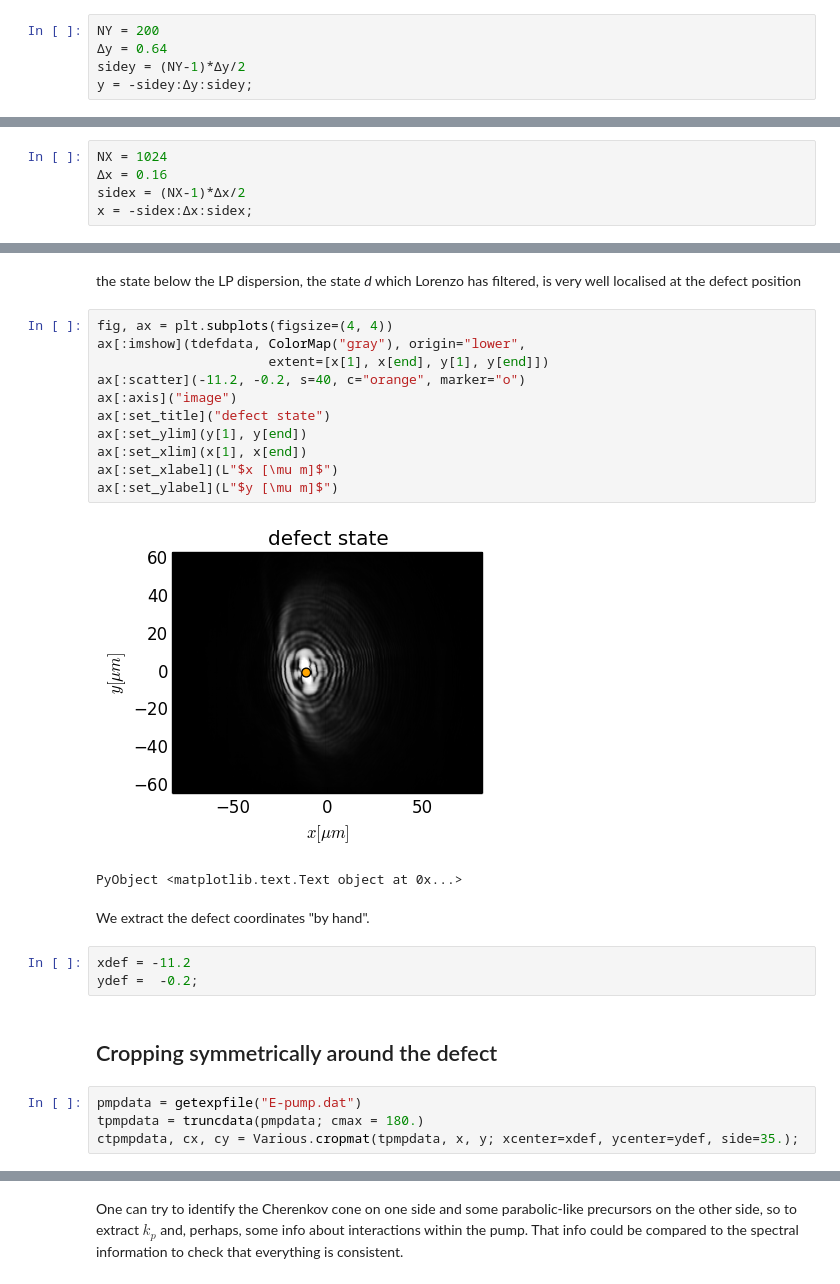
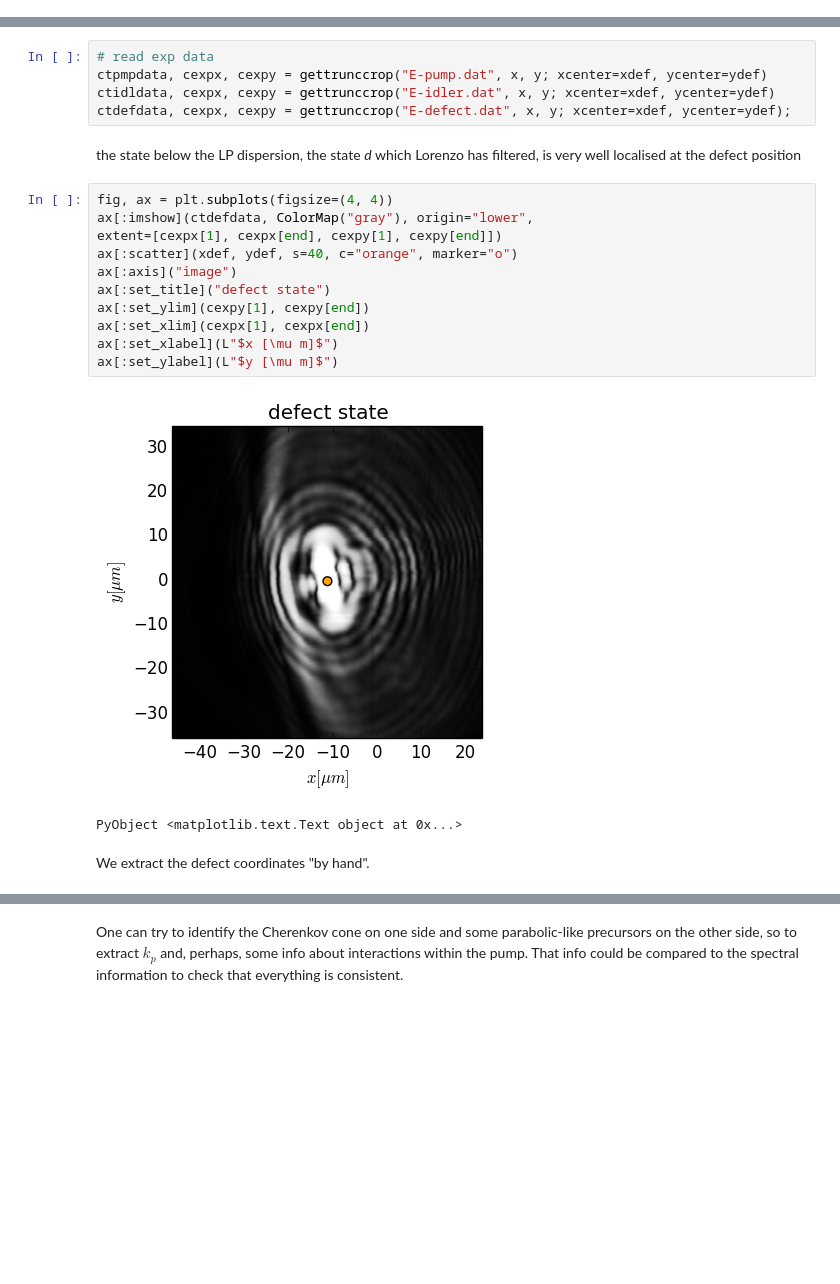
Before and after one commit to berceanu/notebooks, a Jupyter notebook: julia/april/fitting.ipynb, the cells around one changed output, grey strips where cells are left out. Drawn from its saved outputs; the diff is of its cells as text; blank space fills up the shorter version.

Commit message:
code refactoring and eliptic defect

```diff
--- a/julia/april/fitting.ipynb
+++ b/julia/april/fitting.ipynb
@@ -120,5 +121,0 @@ Vertical axis length, in $\mu m$.
-# %%
-NY = 200
-Δy = 0.64
-sidey = (NY-1)*Δy/2
-y = -sidey:Δy:sidey;
@@ -127,5 +121,0 @@ Horizontal axis length, in $\mu m$.
-# %%
-NX = 1024
-Δx = 0.16
-sidex = (NX-1)*Δx/2
-x = -sidex:Δx:sidex;
@@ -185,28 +163,24 @@ tdefdata = truncdata(defdata; cmax = 200.);
+# %%
+# read exp data
+ctpmpdata, cexpx, cexpy = gettrunccrop("E-pump.dat", x, y; xcenter=xdef, ycenter=ydef)
+ctidldata, cexpx, cexpy = gettrunccrop("E-idler.dat", x, y; xcenter=xdef, ycenter=ydef)
+ctdefdata, cexpx, cexpy = gettrunccrop("E-defect.dat", x, y; xcenter=xdef, ycenter=ydef);
 # %% [markdown]
 the state below the LP dispersion, the state *d* which
 Lorenzo has filtered, is very well localised at the defect position
 # %%
 fig, ax = plt.subplots(figsize=(4, 4))
-ax[:imshow](tdefdata, ColorMap("gray"), origin="lower",
-                      extent=[x[1], x[end], y[1], y[end]])
-ax[:scatter](-11.2, -0.2, s=40, c="orange", marker="o")
+ax[:imshow](ctdefdata, ColorMap("gray"), origin="lower",
+extent=[cexpx[1], cexpx[end], cexpy[1], cexpy[end]])
+ax[:scatter](xdef, ydef, s=40, c="orange", marker="o")
 ax[:axis]("image")
 ax[:set_title]("defect state")
-ax[:set_ylim](y[1], y[end])
-ax[:set_xlim](x[1], x[end])
+ax[:set_ylim](cexpy[1], cexpy[end])
+ax[:set_xlim](cexpx[1], cexpx[end])
 ax[:set_xlabel](L"$x [\mu m]$")
 ax[:set_ylabel](L"$y [\mu m]$")
 # %% [output]
-[figure, old version]
+[figure, new version]
 PyObject <matplotlib.text.Text object at 0x...>
 # %% [markdown]
 We extract the defect coordinates "by hand".
-# %%
-xdef = -11.2
-ydef =  -0.2;
-# %% [markdown]
-## Cropping symmetrically around the defect
-# %%
-pmpdata = getexpfile("E-pump.dat")
-tpmpdata = truncdata(pmpdata; cmax = 180.)
-ctpmpdata, cx, cy = Various.cropmat(tpmpdata, x, y; xcenter=xdef, ycenter=ydef, side=35.);
```
Also changed, not shown: parts of 39 cells of this notebook, 10 other files.
